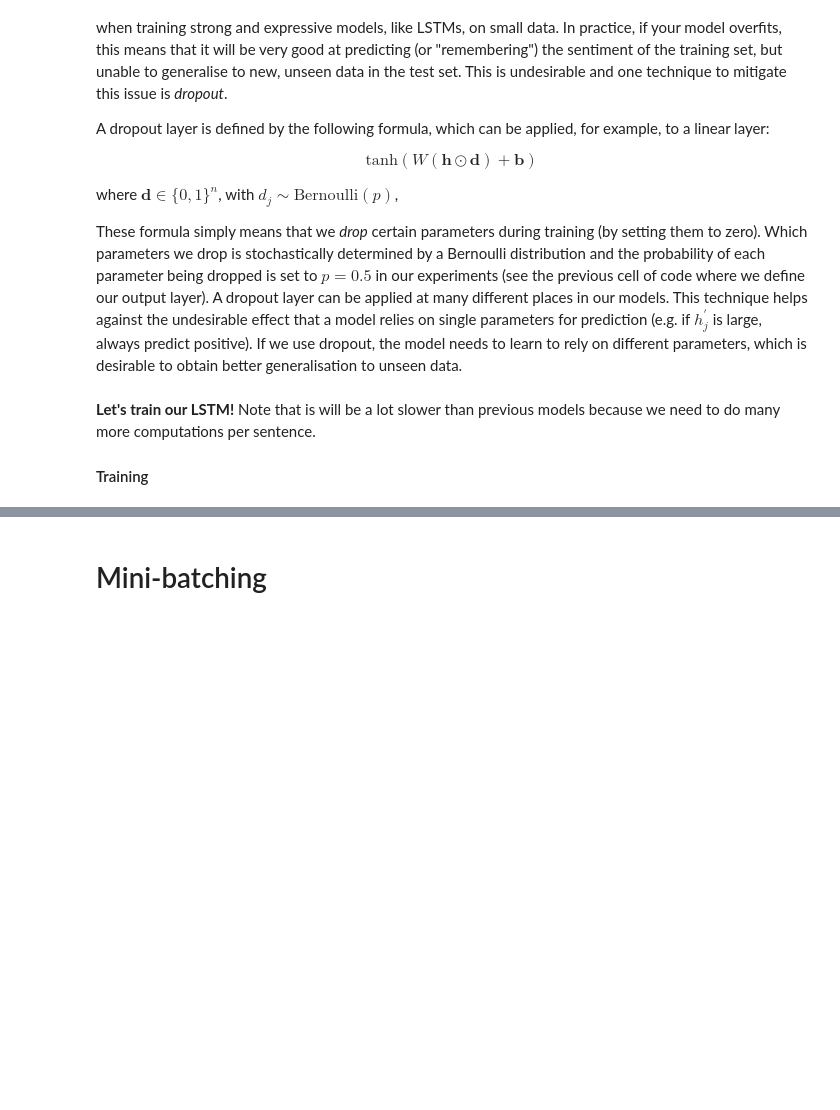
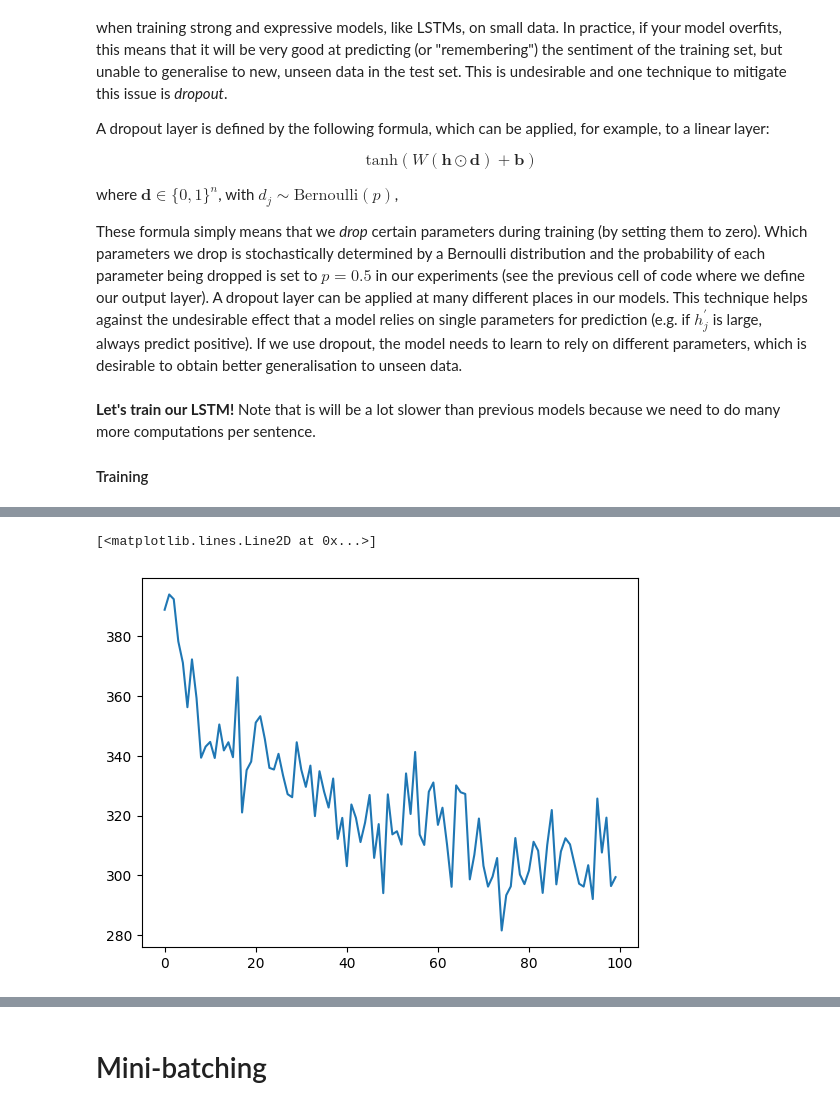
Before and after one commit to karim-abdel/NLP_1, a Jupyter notebook: Copia_di_NLP1_2023_Practical_2.ipynb, the cells around one changed output, grey strips where cells are left out. Drawn from its saved outputs; the diff is of its cells as text; code cells hidden in the pictures; blank space fills up the shorter version.

```diff
--- a/Copia_di_NLP1_2023_Practical_2.ipynb
+++ b/Copia_di_NLP1_2023_Practical_2.ipynb
@@ -1204,6 +1283,20 @@ class MyLSTMCell(nn.Module):
     self.bias = bias
 
     # YOUR CODE HERE
+    self.Wii = nn.Linear(self.input_size, self.hidden_size)
+    self.Whi = nn.Linear(self.hidden_size, self.hidden_size)
+
+    self.Wif = nn.Linear(self.input_size, self.hidden_size)
+    self.Whf = nn.Linear(self.hidden_size, self.hidden_size)
+
+    self.Wig = nn.Linear(self.input_size, self.hidden_size)
+    self.Whg = nn.Linear(self.hidden_size, self.hidden_size)
+
+    self.Wio = nn.Linear(self.input_size, self.hidden_size)
+    self.Who = nn.Linear(self.hidden_size, self.hidden_size)
+
+    self.tanh = nn.Tanh()
+    self.sigmoid = nn.Sigmoid()
 
     self.reset_parameters()
 
@@ -1213,7 +1306,7 @@ class MyLSTMCell(nn.Module):
     for weight in self.parameters():
       weight.data.uniform_(-stdv, stdv)
 
-  def forward(self, input_, hx, mask=None):
+  def forward(self, input, hx, mask=None):
     """
     input is (batch, input_size)
     hx is ((batch, hidden_size), (batch, hidden_size))
@@ -1223,17 +1316,17 @@ class MyLSTMCell(nn.Module):
     # project input and prev state
     # YOUR CODE HERE
 
-    raise NotImplementedError("Implement this")
+   # raise NotImplementedError("Implement this")
 
     # main LSTM computation
 
-    # i = ...
-    # f = ...
-    # g = ...
-    # o = ...
+    i = self.sigmoid(self.Wii(input)+ self.Whi(prev_h) )
+    f = self.sigmoid(self.Wif(input)+ self.Whi(prev_h) )
+    g = self.tanh(self.Wii(input)+ self.Whi(prev_h))
+    o = self.sigmoid(self.Wio(input)+ self.Who(prev_h))
 
-    # c = ...
-    # h = ...
+    c = torch.multiply(f,prev_c) + torch.multiply(i,g)
+    h = torch.multiply(o,self.tanh(c))
 
     return h, c
 
@@ -1365,7 +1458,7 @@ These formula simply means that we *drop* certain parameters during training (by
 
 #### Training
 # %%
-lstm_model = LSTMClassifier(len(v.w2i), 300, 168, len(t2i), v)
+lstm_model = LSTMClassifier(len(vocab.w2i), 300, 168, len(t2i), vocab)
 
 # copy pre-trained word vectors into embeddings table
 with torch.no_grad():
@@ -1379,5 +1472,5 @@ lstm_model = lstm_model.to(device)
 optimizer = optim.Adam(lstm_model.parameters(), lr=3e-4)
 
 lstm_losses, lstm_accuracies = train_model(
-    lstm_model, optimizer, num_iterations=25000,
+    lstm_model, optimizer, num_iterations=25000, threshold = 0.01, patience = 3,
     print_every=250, eval_every=1000)
@@ -1387,0 +1495,5 @@ lstm_losses, lstm_accuracies = train_model(
+# %%
+plt.plot(lstm_losses)
+# %% [output]
+[<matplotlib.lines.Line2D at 0x...>]
+[figure, added]
```
Also changed, not shown: parts of 41 cells of this notebook.
